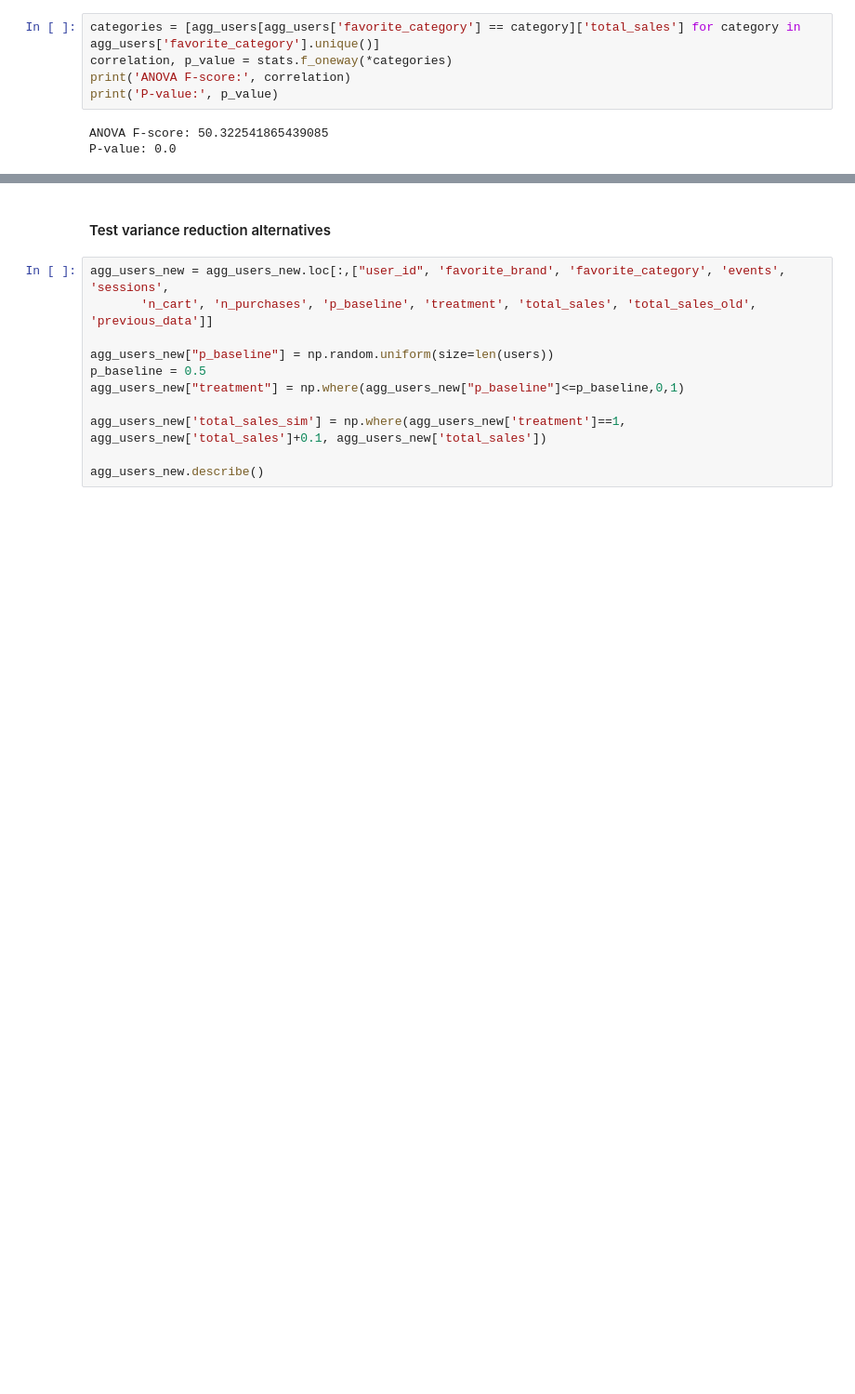
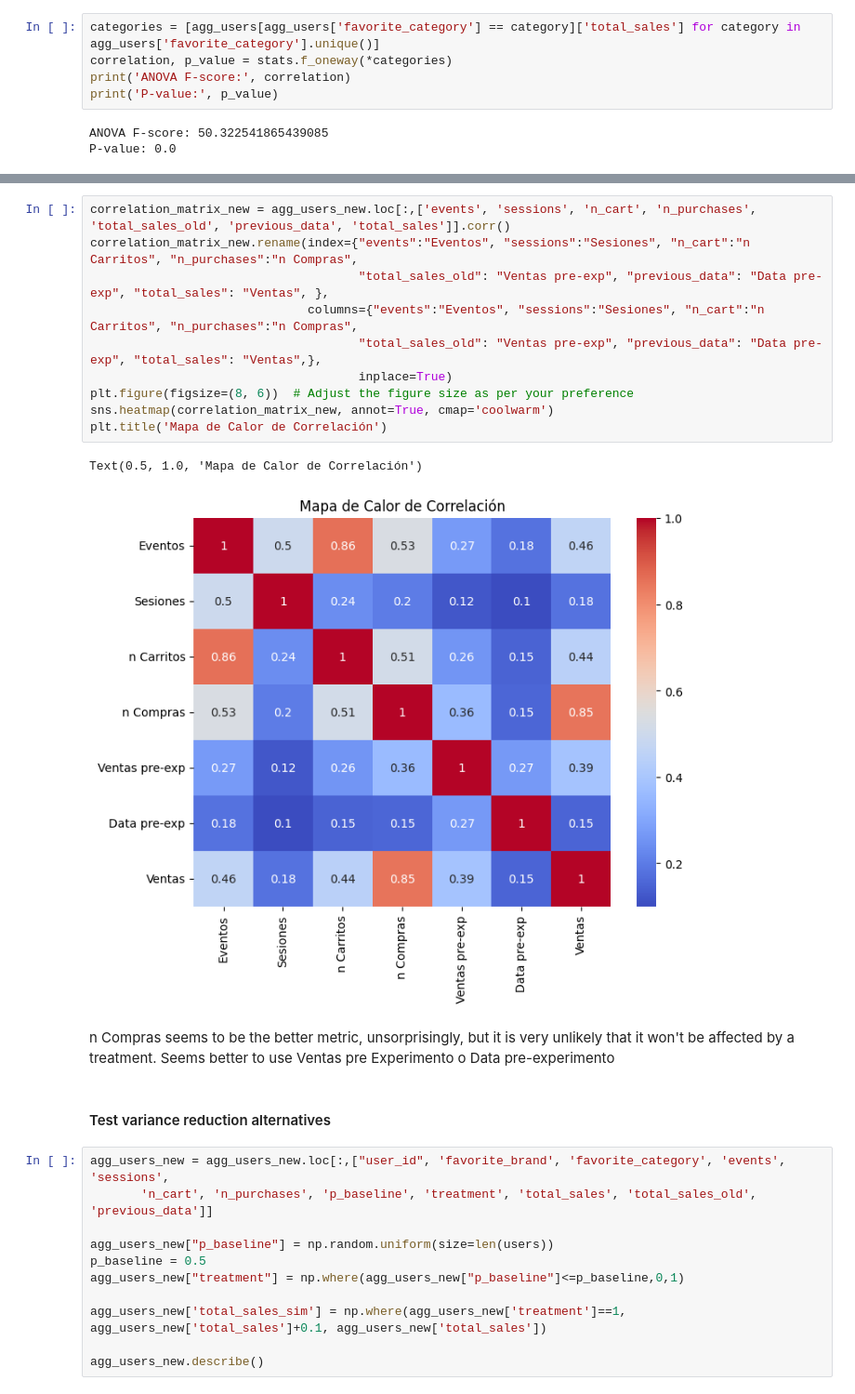
Before and after one commit to Bati-bot/Design-of-experiments-DOE, a Jupyter notebook: variance_reduction.ipynb, the cells around one changed output, grey strips where cells are left out. Shown at 93% size. Saved outputs shown, nothing was run; the diff lists cells and outputs as text; blank space fills up the shorter version.

```diff
--- a/variance_reduction.ipynb
+++ b/variance_reduction.ipynb
@@ -167,6 +164,21 @@ agg_users_new
 | 737091 | 622090098 | metzger | 1487580009336930331 | 1 | 1 | 0.0 | 0.0 | 0.0 | ... |
 | 737092 | 622090237 | [] | 1487580005092295511 | 1 | 1 | 0.0 | 0.0 | 0.0 | ... |
 737093 rows × 12 columns
+# %%
+correlation_matrix_new = agg_users_new.loc[:,['events', 'sessions', 'n_cart', 'n_purchases', 'total_sales_old', 'previous_data', 'total_sales']].corr()
+correlation_matrix_new.rename(index={"events":"Eventos", "sessions":"Sesiones", "n_cart":"n Carritos", "n_purchases":"n Compras",
+                                     "total_sales_old": "Ventas pre-exp", "previous_data": "Data pre-exp", "total_sales": "Ventas", },
+                              columns={"events":"Eventos", "sessions":"Sesiones", "n_cart":"n Carritos", "n_purchases":"n Compras",
+                                     "total_sales_old": "Ventas pre-exp", "previous_data": "Data pre-exp", "total_sales": "Ventas",},
+                                     inplace=True)
+plt.figure(figsize=(8, 6))  # Adjust the figure size as per your preference
+sns.heatmap(correlation_matrix_new, annot=True, cmap='coolwarm')
+plt.title('Mapa de Calor de Correlación')
+# %% [output]
+Text(0.5, 1.0, 'Mapa de Calor de Correlación')
+[figure, added]
+# %% [markdown]
+n Compras seems to be the better metric, unsorprisingly, but it is very unlikely that it won't be affected by a treatment. Seems better to use Ventas pre Experimento o Data pre-experimento
 # %% [markdown]
 #### Test variance reduction alternatives
 # %%
```
Also changed, not shown: parts of 25 cells of this notebook.
